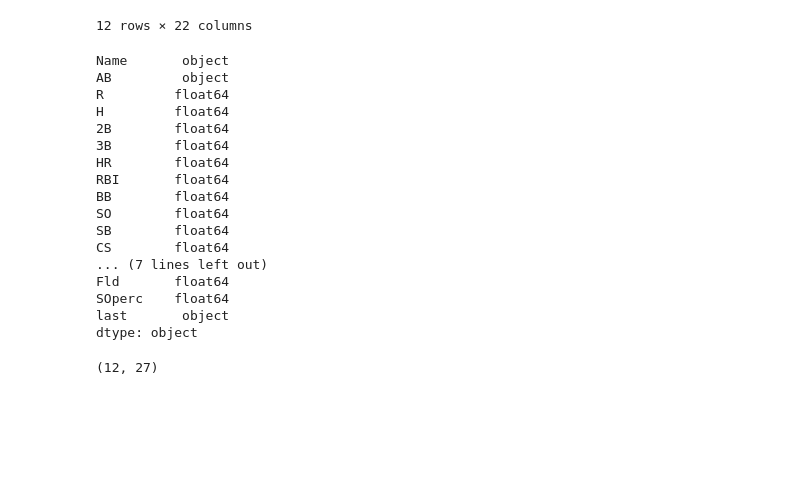
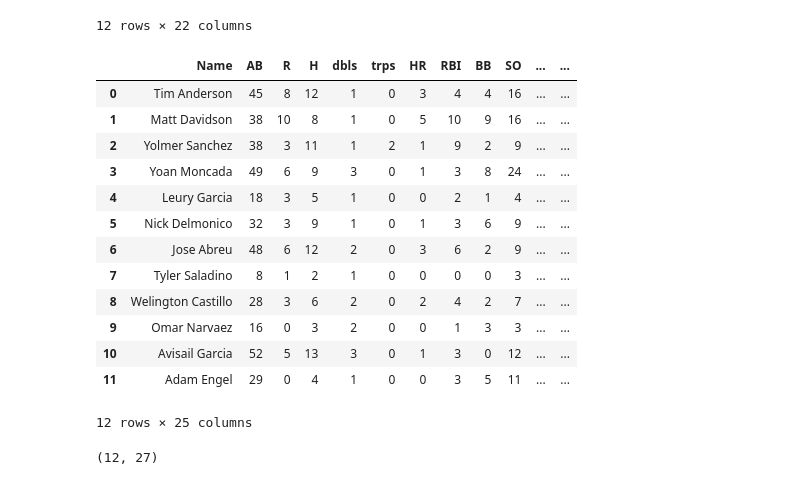
Before and after one commit to timbroderick/pybaseball, a Jupyter notebook: playing2.ipynb, the cells around one changed output. Saved outputs shown, nothing was run; the diff lists cells and outputs as text; code cells hidden in the pictures; blank space fills up the shorter version.

```diff
--- a/playing2.ipynb
+++ b/playing2.ipynb
@@ -43,28 +43,28 @@ print("Sox batting stats done")
 | 279 | Avisail Garcia | 52 | 5 | 13 | 3 | 0 | 1 | 3 | 0 | 12 | ... | ... |
 | 353 | Adam Engel | 29 | 0 | 4 | 1 | 0 | 0 | 3 | 5 | 11 | ... | ... |
 12 rows × 22 columns
-# %%
-soxBSselect.loc[:, 'AB'] = soxBSselect['AB'].astype(int).astype(str)
-
-soxBSselect.dtypes
-# %% [output]
-Name       object
-AB         object
-R         float64
-H         float64
-2B        float64
-3B        float64
-HR        float64
-RBI       float64
-BB        float64
-SO        float64
-SB        float64
-CS        float64
-... (7 lines left out)
-Fld       float64
-SOperc    float64
-last       object
-dtype: object
+# %%
+soxhit = pd.read_csv('csv/soxhit.csv', index_col=None)
+soxroster = pd.read_csv('csv/soxroster.csv', index_col=None)
+left = soxhit
+right = soxroster
+soxjoin = pd.merge(left, right, how='left', left_on='Name', right_on='posName', suffixes=('_x', '_y'))
+soxjoin
+# %% [output]
+|  | Name | AB | R | H | dbls | trps | HR | RBI | BB | SO | ... | ... |
+| 0 | Tim Anderson | 45 | 8 | 12 | 1 | 0 | 3 | 4 | 4 | 16 | ... | ... |
+| 1 | Matt Davidson | 38 | 10 | 8 | 1 | 0 | 5 | 10 | 9 | 16 | ... | ... |
+| 2 | Yolmer Sanchez | 38 | 3 | 11 | 1 | 2 | 1 | 9 | 2 | 9 | ... | ... |
+| 3 | Yoan Moncada | 49 | 6 | 9 | 3 | 0 | 1 | 3 | 8 | 24 | ... | ... |
+| 4 | Leury Garcia | 18 | 3 | 5 | 1 | 0 | 0 | 2 | 1 | 4 | ... | ... |
+| 5 | Nick Delmonico | 32 | 3 | 9 | 1 | 0 | 1 | 3 | 6 | 9 | ... | ... |
+| 6 | Jose Abreu | 48 | 6 | 12 | 2 | 0 | 3 | 6 | 2 | 9 | ... | ... |
+| 7 | Tyler Saladino | 8 | 1 | 2 | 1 | 0 | 0 | 0 | 0 | 3 | ... | ... |
+| 8 | Welington Castillo | 28 | 3 | 6 | 2 | 0 | 2 | 4 | 2 | 7 | ... | ... |
+| 9 | Omar Narvaez | 16 | 0 | 3 | 2 | 0 | 0 | 1 | 3 | 3 | ... | ... |
+| 10 | Avisail Garcia | 52 | 5 | 13 | 3 | 0 | 1 | 3 | 0 | 12 | ... | ... |
+| 11 | Adam Engel | 29 | 0 | 4 | 1 | 0 | 0 | 3 | 5 | 11 | ... | ... |
+12 rows × 25 columns
 # %%
 # %% [output]
 (12, 27)
```
Also changed, not shown: 20 other files.
